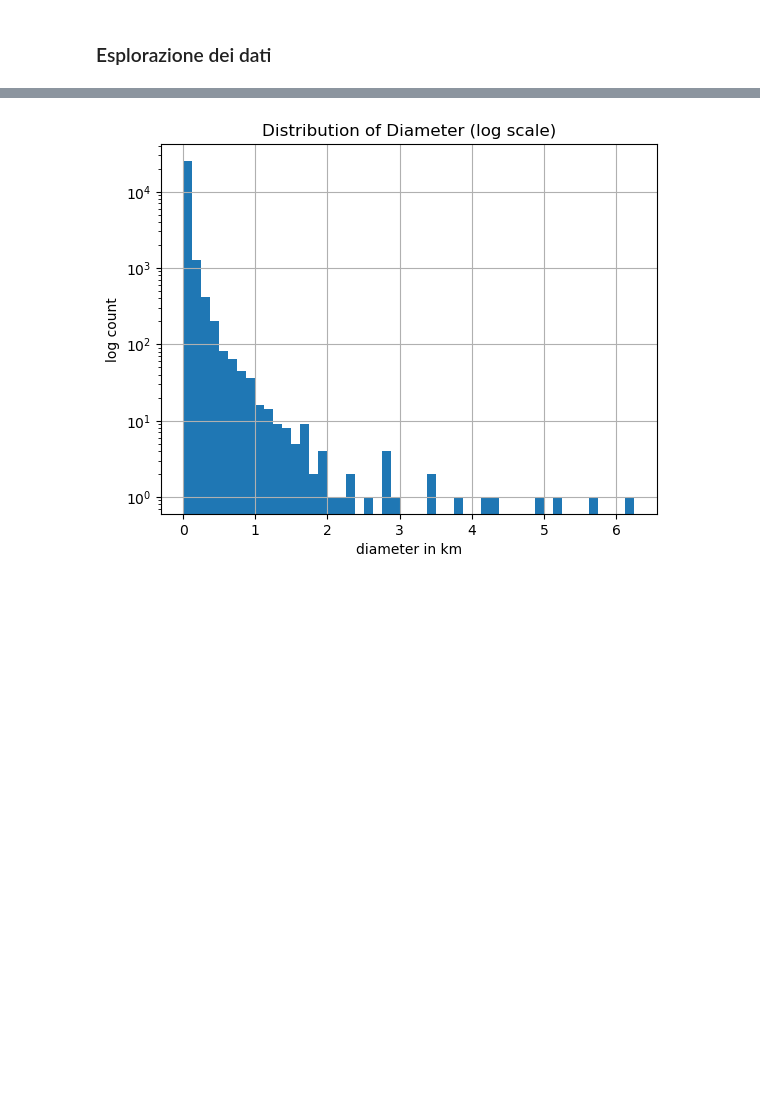
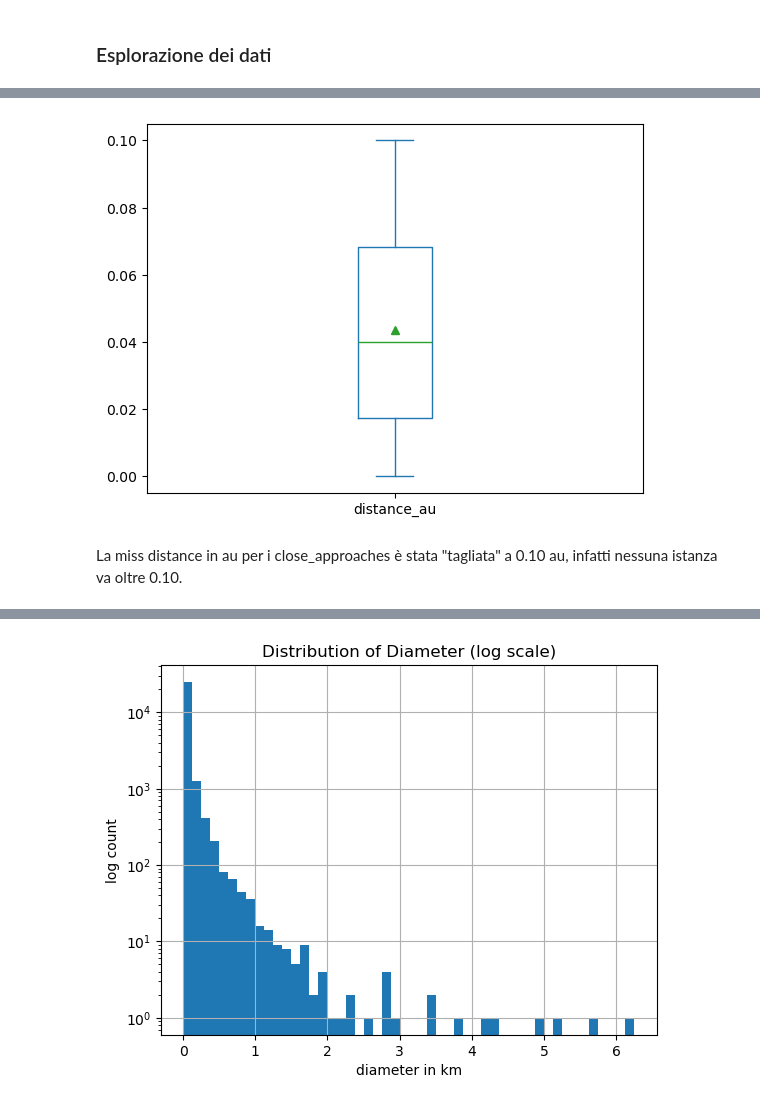
Before and after one commit to k3lly200413-2/Progetto_Nasa_Data_Intensive, a Jupyter notebook: Untitled.ipynb, the cells around one changed output, grey strips where cells are left out. Cells and saved outputs as stored; diff of their text form; code cells hidden in the pictures; blank space fills up the shorter version.

```diff
--- a/Untitled.ipynb
+++ b/Untitled.ipynb
@@ -592,3 +610,10 @@ plt.show()
+# %%
+merged["distance_au"].plot.box(showmeans=True);
+plt.show()
+# %% [output]
+[figure, added]
+# %% [markdown]
+La miss distance in au per i close_approaches è stata "tagliata" a 0.10 au, infatti nessuna istanza va oltre 0.10.
 # %%
 merged["velocity_km_s"].hist(bins=70)
 plt.xlabel("Velocity (Km/s)")
```
Also changed, not shown: parts of 33 cells of this notebook.
